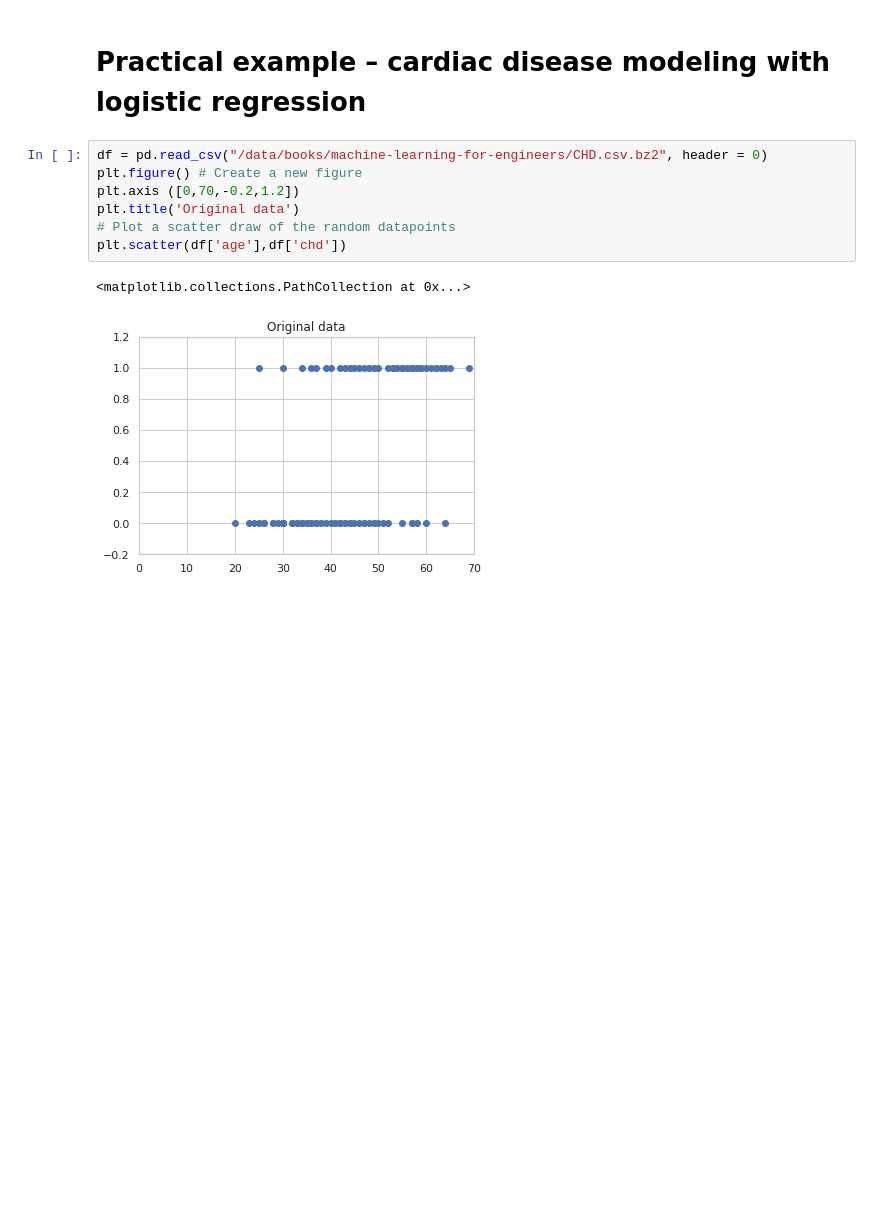
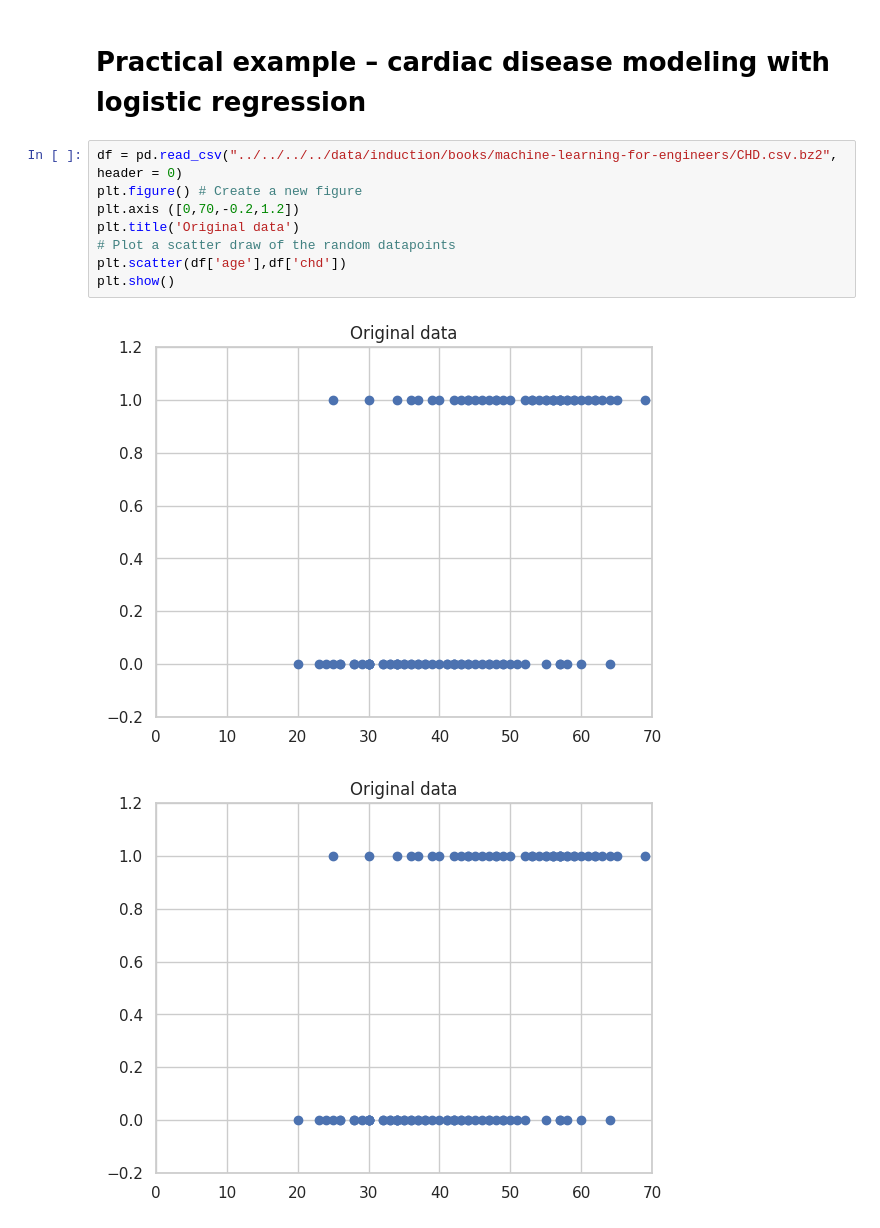
Before and after one commit to machine-learning-helpers/induction-python, a Jupyter notebook: books/machine-learning-for-engineers/04-regression-classification.ipynb, the cells around one changed output. Saved outputs shown, nothing was run; the diff lists cells and outputs as text; blank space fills up the shorter version.

Commit message:
[Books][ML for Engineers] Slight update

```diff
--- a/books/machine-learning-for-engineers/04-regression-classification.ipynb
+++ b/books/machine-learning-for-engineers/04-regression-classification.ipynb
@@ -321,15 +324,16 @@ Text(0.5, 1.0, 'Error for 1000 iterations, step 0.001, random initial parameter
 # %% [output]
 # Practical example – cardiac disease modeling with logistic regression
 # %%
-df = pd.read_csv("/data/books/machine-learning-for-engineers/CHD.csv.bz2", header = 0)
+df = pd.read_csv("../../../../data/induction/books/machine-learning-for-engineers/CHD.csv.bz2", header = 0)
 plt.figure() # Create a new figure
 plt.axis ([0,70,-0.2,1.2])
 plt.title('Original data')
 # Plot a scatter draw of the random datapoints
 plt.scatter(df['age'],df['chd'])
+plt.show()
 # %% [output]
-<matplotlib.collections.PathCollection at 0x...>
-[figure, old version]
+[figure, new version]
+[figure, added]
 # %%
 df = pd.read_csv("../../../../data/induction/books/machine-learning-for-engineers/CHD.csv.bz2", header = 0)
 plt.figure() # Create a new figure
```
Also changed, not shown: parts of 20 cells of this notebook.
